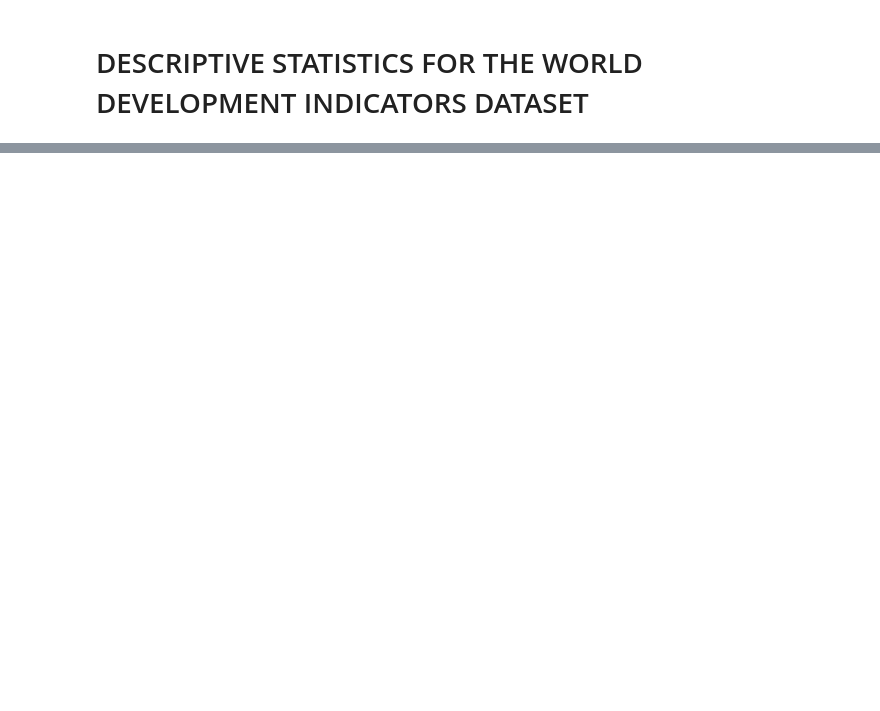
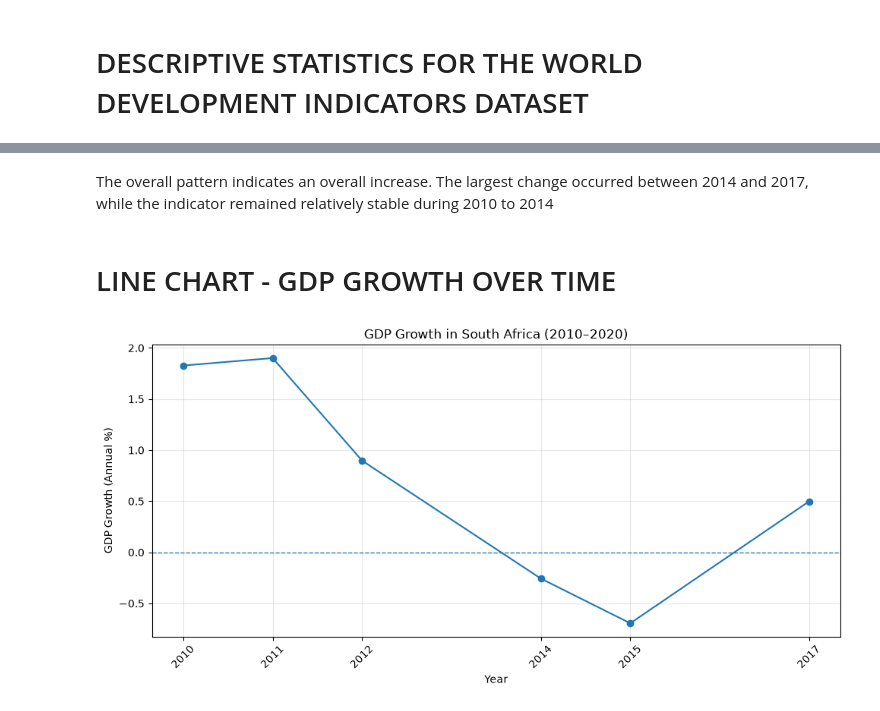
Before and after one commit to Sandile-Mzinyane/Python-World-Bank-Data-Analysis, a Jupyter notebook: Solution_Drivers.ipynb, the cells around one changed output, grey strips where cells are left out. Saved outputs shown, nothing was run; the diff lists cells and outputs as text; code cells hidden in the pictures; blank space fills up the shorter version.

```diff
--- a/Solution_Drivers.ipynb
+++ b/Solution_Drivers.ipynb
@@ -210,0 +1379,36 @@ wdi_data[year_columns] = wdi_data.groupby('INDICATOR')[year_columns].transform(l
+# %% [markdown]
+The overall pattern indicates an overall increase. The largest change occurred between 2014 and 2017, while the indicator remained relatively stable during 2010 to 2014
+# %% [markdown]
+# LINE CHART - GDP GROWTH OVER TIME
+# %%
+plt.figure(figsize=(10, 5))
+
+plt.plot(
+    analysis_df["Year"],
+    analysis_df["WDI_Value"],
+    marker="o"
+)
+
+plt.title(
+    "GDP Growth in South Africa (2010–2020)"
+)
+
+plt.xlabel("Year")
+plt.ylabel("GDP Growth (Annual %)")
+
+plt.xticks(
+    analysis_df["Year"],
+    rotation=45
+)
+
+plt.axhline(
+    y=0,
+    linestyle="--",
+    linewidth=1
+)
+
+plt.grid(True, alpha=0.3)
+plt.tight_layout()
+plt.show()
+# %% [output]
+[figure, added]
```
Also changed, not shown: parts of 217 cells of this notebook.
